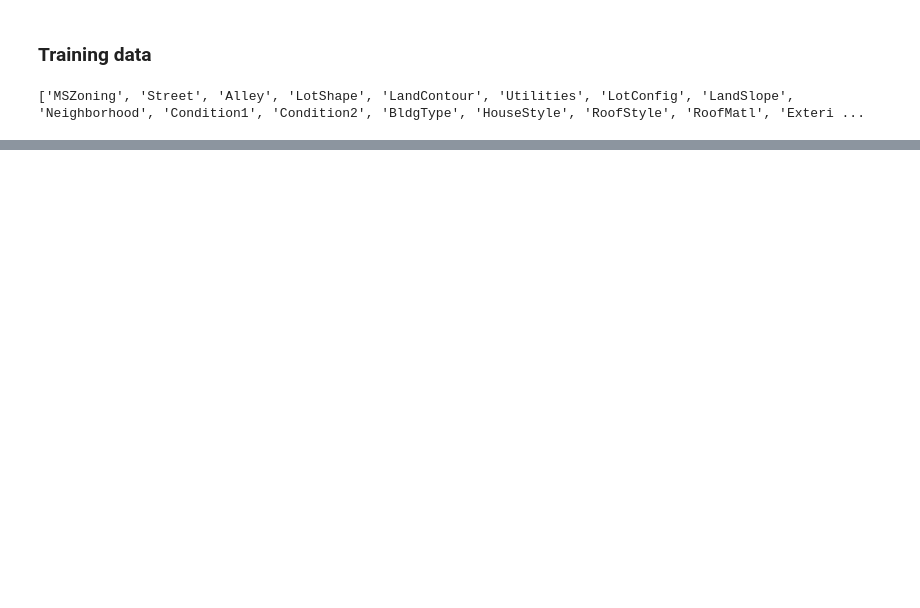
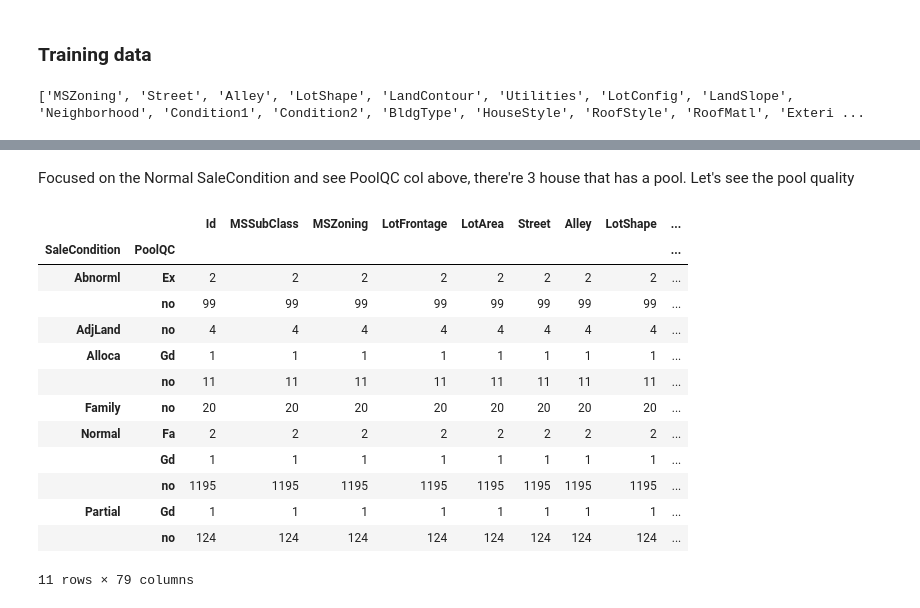
Before and after one commit to DickyAdi/house-regression, a Jupyter notebook: houseRegression.ipynb, the cells around one changed output, grey strips where cells are left out. Cells and saved outputs as stored; diff of their text form; code cells hidden in the pictures; blank space fills up the shorter version.

```diff
--- a/houseRegression.ipynb
+++ b/houseRegression.ipynb
@@ -161,0 +175,19 @@ for i, cols in enumerate(testCategoricalCols):
+# %% [markdown]
+Focused on the Normal SaleCondition and see PoolQC col above, there're 3 house that has a pool. Let's see the pool quality
+# %%
+dfTrain.groupby(['SaleCondition', 'PoolQC']).count()
+# %% [output]
+|  |  | Id | MSSubClass | MSZoning | LotFrontage | LotArea | Street | Alley | LotShape | ... |
+| SaleCondition | PoolQC |  |  |  |  |  |  |  |  | ... |
+| Abnorml | Ex | 2 | 2 | 2 | 2 | 2 | 2 | 2 | 2 | ... |
+|  | no | 99 | 99 | 99 | 99 | 99 | 99 | 99 | 99 | ... |
+| AdjLand | no | 4 | 4 | 4 | 4 | 4 | 4 | 4 | 4 | ... |
+| Alloca | Gd | 1 | 1 | 1 | 1 | 1 | 1 | 1 | 1 | ... |
+|  | no | 11 | 11 | 11 | 11 | 11 | 11 | 11 | 11 | ... |
+| Family | no | 20 | 20 | 20 | 20 | 20 | 20 | 20 | 20 | ... |
+| Normal | Fa | 2 | 2 | 2 | 2 | 2 | 2 | 2 | 2 | ... |
+|  | Gd | 1 | 1 | 1 | 1 | 1 | 1 | 1 | 1 | ... |
+|  | no | 1195 | 1195 | 1195 | 1195 | 1195 | 1195 | 1195 | 1195 | ... |
+| Partial | Gd | 1 | 1 | 1 | 1 | 1 | 1 | 1 | 1 | ... |
+|  | no | 124 | 124 | 124 | 124 | 124 | 124 | 124 | 124 | ... |
+11 rows × 79 columns
```
Also changed, not shown: parts of 37 cells of this notebook.
